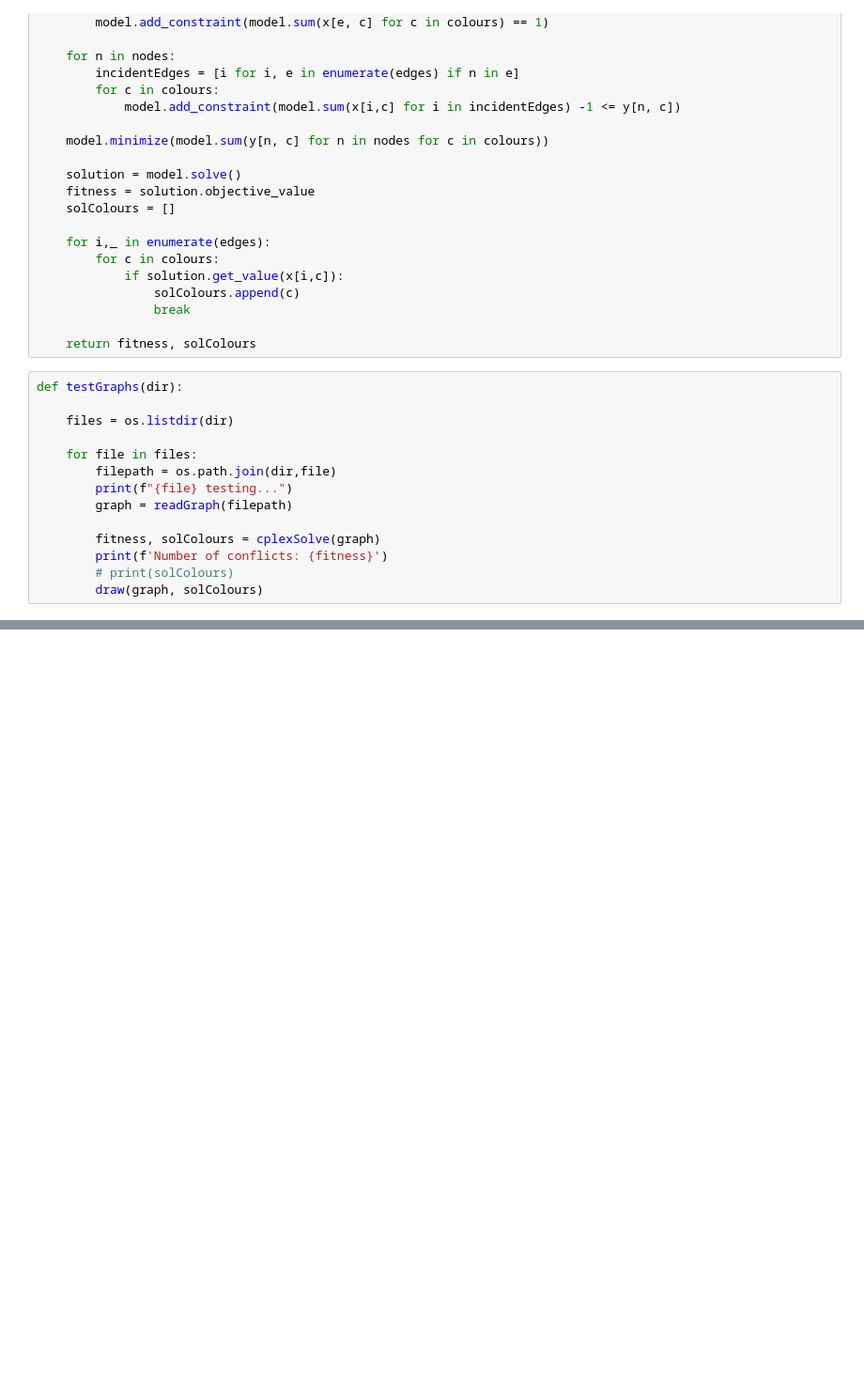
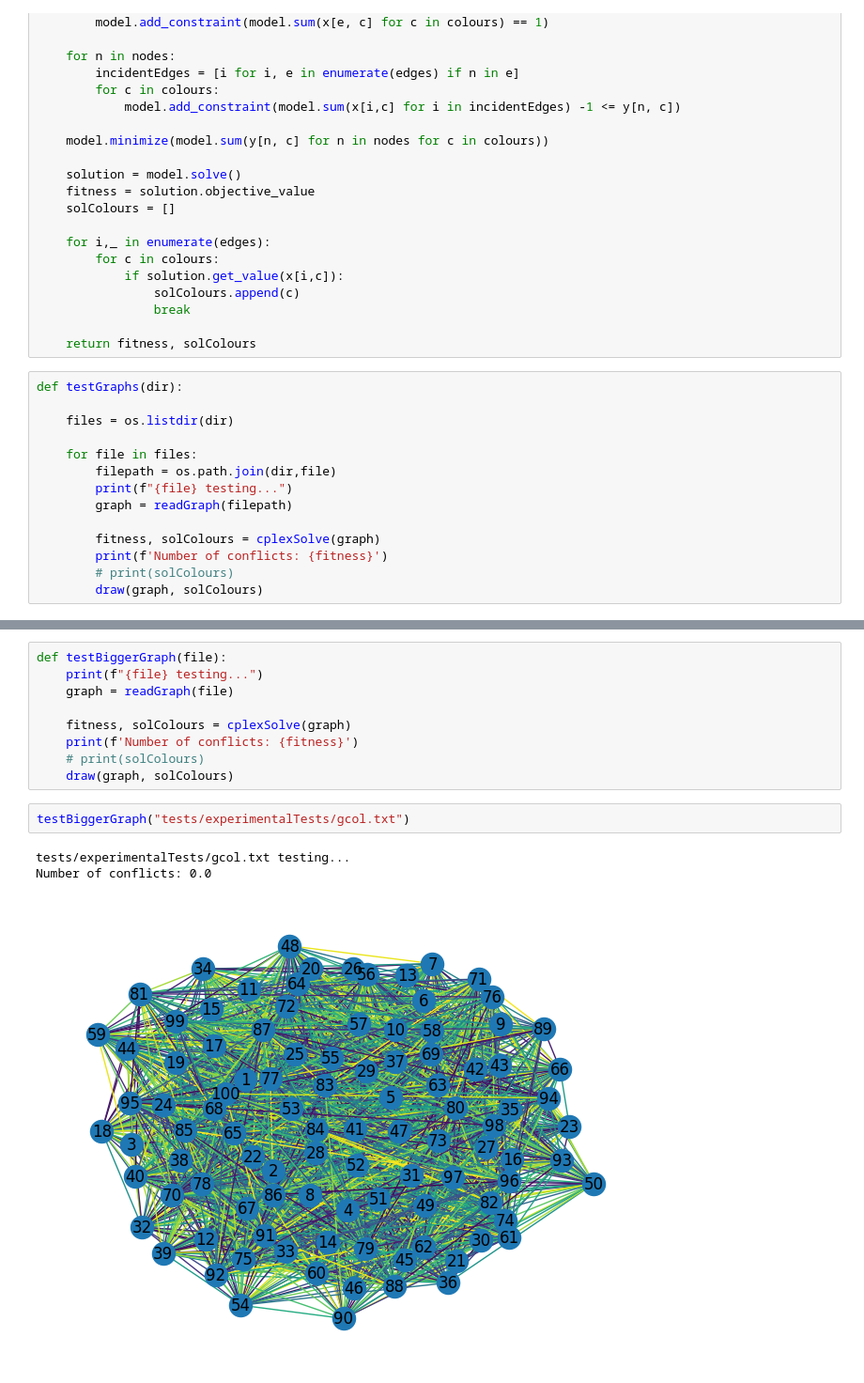
Before and after one commit to ivanaivaneza/minimumEdgeColoring, a Jupyter notebook: cplex.ipynb, the cells around one changed output, grey strips where cells are left out. Shown at 94% size. Saved outputs shown, nothing was run; the diff lists cells and outputs as text; blank space fills up the shorter version.

```diff
--- a/cplex.ipynb
+++ b/cplex.ipynb
@@ -110,0 +129,15 @@ Number of conflicts: 0.0
+# %%
+def testBiggerGraph(file):
+    print(f"{file} testing...")
+    graph = readGraph(file)
+
+    fitness, solColours = cplexSolve(graph)
+    print(f'Number of conflicts: {fitness}')
+    # print(solColours)
+    draw(graph, solColours)
+# %%
+testBiggerGraph("tests/experimentalTests/gcol.txt")
+# %% [output]
+tests/experimentalTests/gcol.txt testing...
+Number of conflicts: 0.0
+[figure, added]
```
Also changed, not shown: parts of 7 cells of this notebook, 23 other files.
